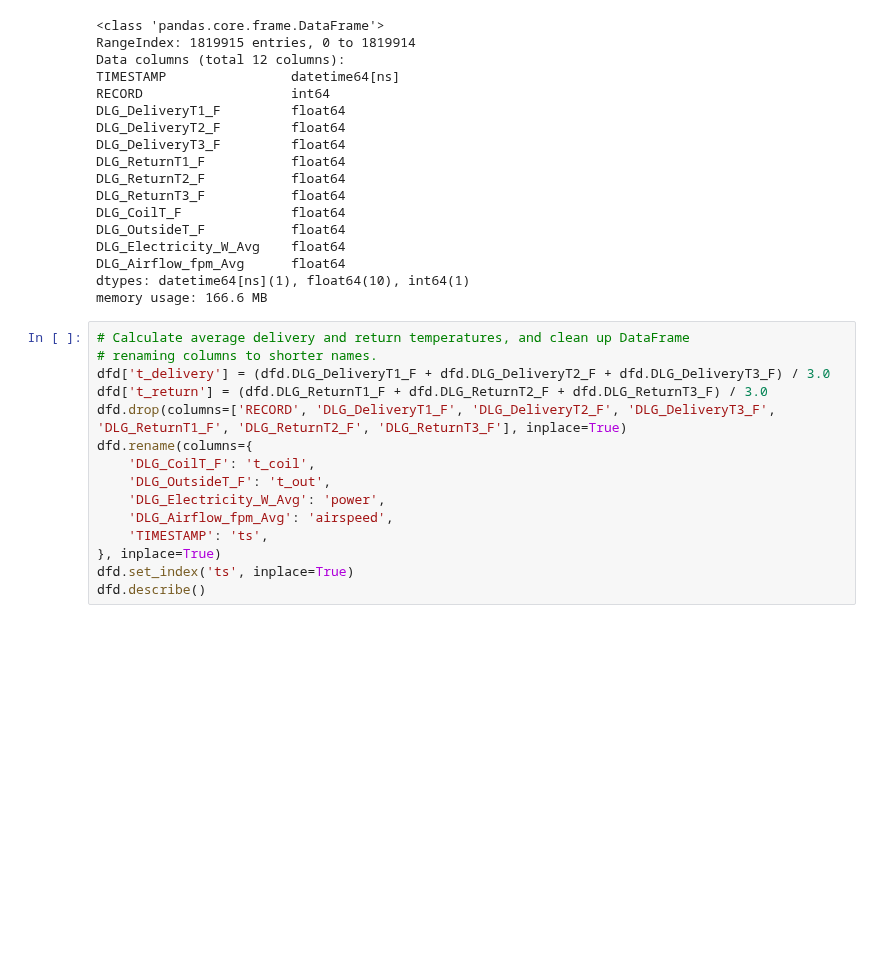
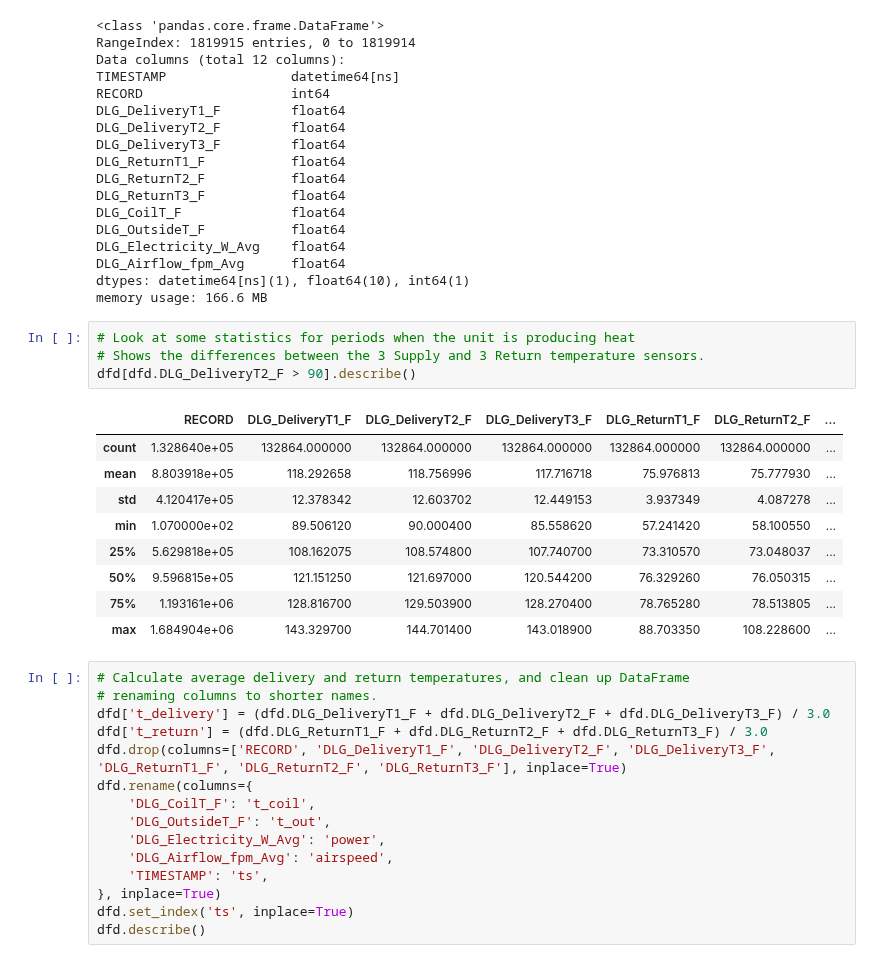
Before and after one commit to alanmitchell/heat-pump-study, a Jupyter notebook: field_studies/cchrc_2015/cchrc_raw_data.ipynb, the cells around one changed output. Drawn from its saved outputs; the diff is of its cells as text; blank space fills up the shorter version.

```diff
--- a/field_studies/cchrc_2015/cchrc_raw_data.ipynb
+++ b/field_studies/cchrc_2015/cchrc_raw_data.ipynb
@@ -58,6 +58,20 @@ DLG_Electricity_W_Avg    float64
 DLG_Airflow_fpm_Avg      float64
 dtypes: datetime64[ns](1), float64(10), int64(1)
 memory usage: 166.6 MB
+# %%
+# Look at some statistics for periods when the unit is producing heat
+# Shows the differences between the 3 Supply and 3 Return temperature sensors.
+dfd[dfd.DLG_DeliveryT2_F > 90].describe()
+# %% [output]
+|  | RECORD | DLG_DeliveryT1_F | DLG_DeliveryT2_F | DLG_DeliveryT3_F | DLG_ReturnT1_F | DLG_ReturnT2_F | ... |
+| count | 1.328640e+05 | 132864.000000 | 132864.000000 | 132864.000000 | 132864.000000 | 132864.000000 | ... |
+| mean | 8.803918e+05 | 118.292658 | 118.756996 | 117.716718 | 75.976813 | 75.777930 | ... |
+| std | 4.120417e+05 | 12.378342 | 12.603702 | 12.449153 | 3.937349 | 4.087278 | ... |
+| min | 1.070000e+02 | 89.506120 | 90.000400 | 85.558620 | 57.241420 | 58.100550 | ... |
+| 25% | 5.629818e+05 | 108.162075 | 108.574800 | 107.740700 | 73.310570 | 73.048037 | ... |
+| 50% | 9.596815e+05 | 121.151250 | 121.697000 | 120.544200 | 76.329260 | 76.050315 | ... |
+| 75% | 1.193161e+06 | 128.816700 | 129.503900 | 128.270400 | 78.765280 | 78.513805 | ... |
+| max | 1.684904e+06 | 143.329700 | 144.701400 | 143.018900 | 88.703350 | 108.228600 | ... |
 # %%
 # Calculate average delivery and return temperatures, and clean up DataFrame
 # renaming columns to shorter names.
```
Also changed, not shown: 4 other files.
